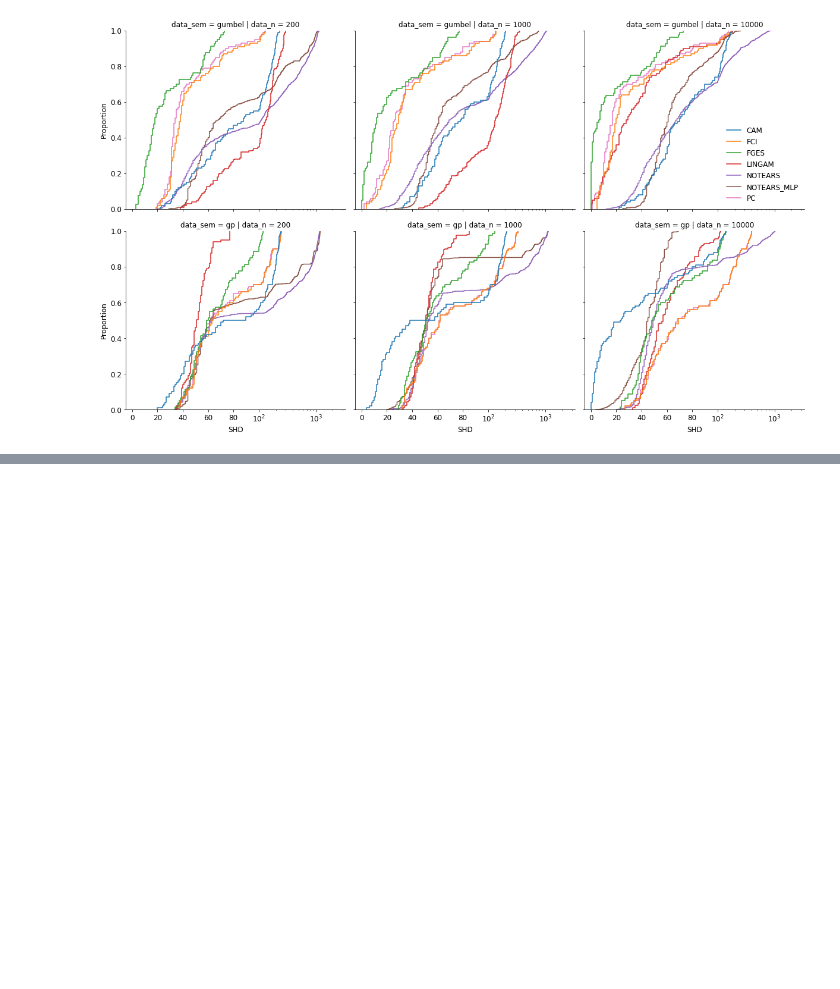
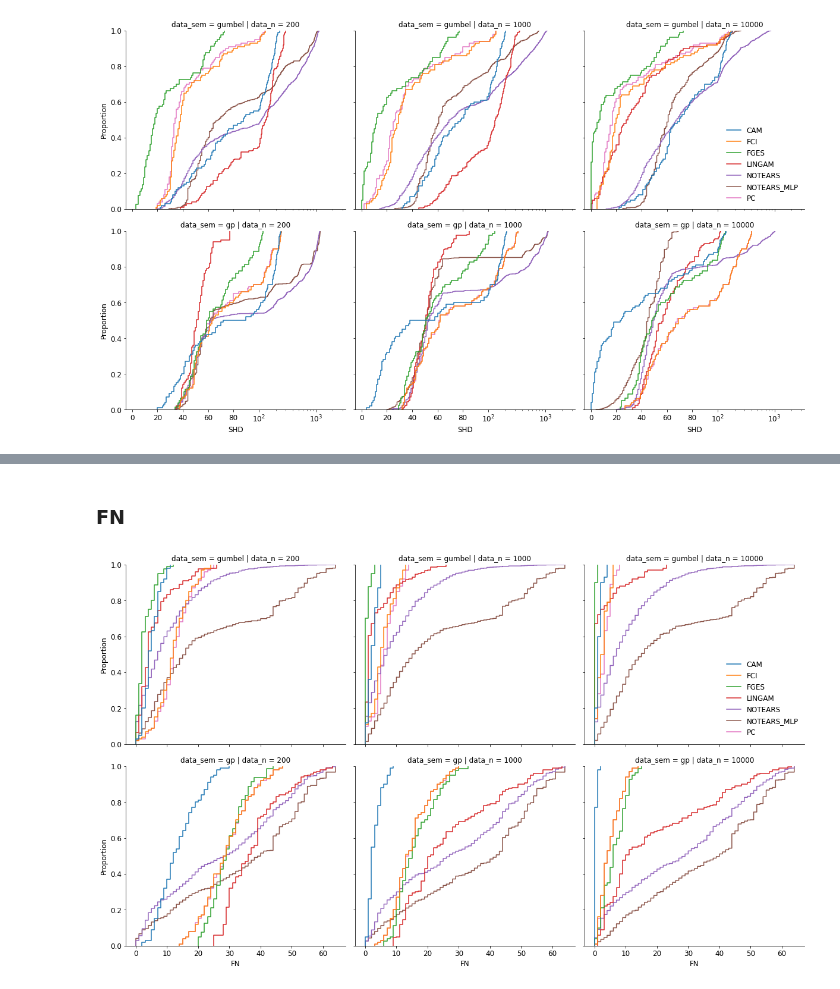
Before and after one commit to misoc-mml/hyperparams-causal-discovery, a Jupyter notebook: hyperparams/hyperparam_10k.ipynb, the cells around one changed output, grey strips where cells are left out. Drawn from its saved outputs; the diff is of its cells as text; code cells hidden in the pictures; blank space fills up the shorter version.

```diff
--- a/hyperparams/hyperparam_10k.ipynb
+++ b/hyperparams/hyperparam_10k.ipynb
@@ -198,0 +305,16 @@ plt.savefig('./plots/10k/10k_h_ecdf.pdf', dpi=1000)
+# %% [markdown]
+### FN
+# %%
+gt = 'er'
+p = 50
+d = 1
+df_case = df.loc[(df['graph_type'] == gt) & (df['graph_p'] == p) & (df['graph_d'] == d) & (df['id'].isin(algs))]
+
+g = sns.displot(data=df_case, x='FN_skel', hue='id', row='data_sem', hue_order=algs, col='data_n', kind='ecdf')
+g.set(xlabel='FN')
+sns.move_legend(g, 'upper right', bbox_to_anchor=(.99, .75), title='')
+
+plt.tight_layout()
+plt.savefig('./plots/10k/10k_h_ecdf_FN.pdf', dpi=1000)
+# %% [output]
+[figure, added]
```
Also changed, not shown: parts of 9 cells of this notebook, 50 other files.
